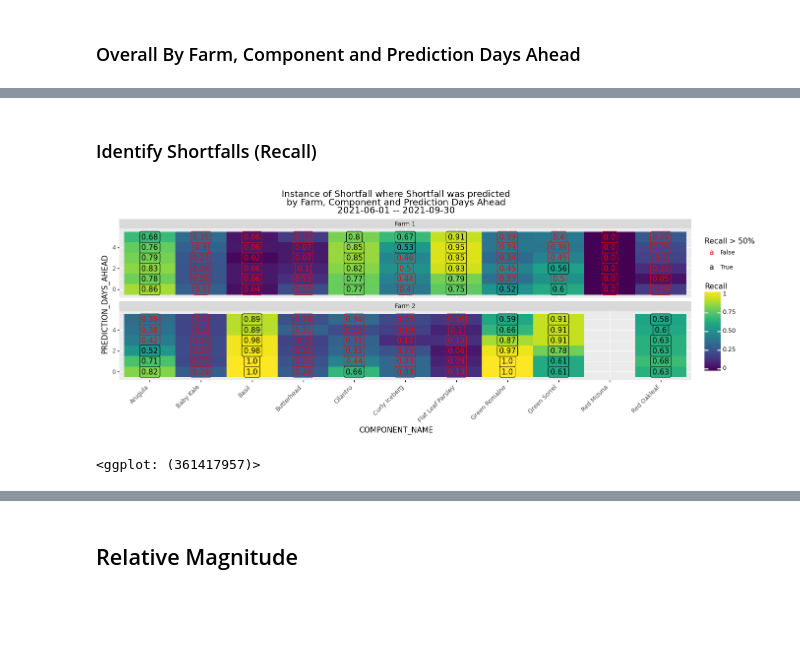
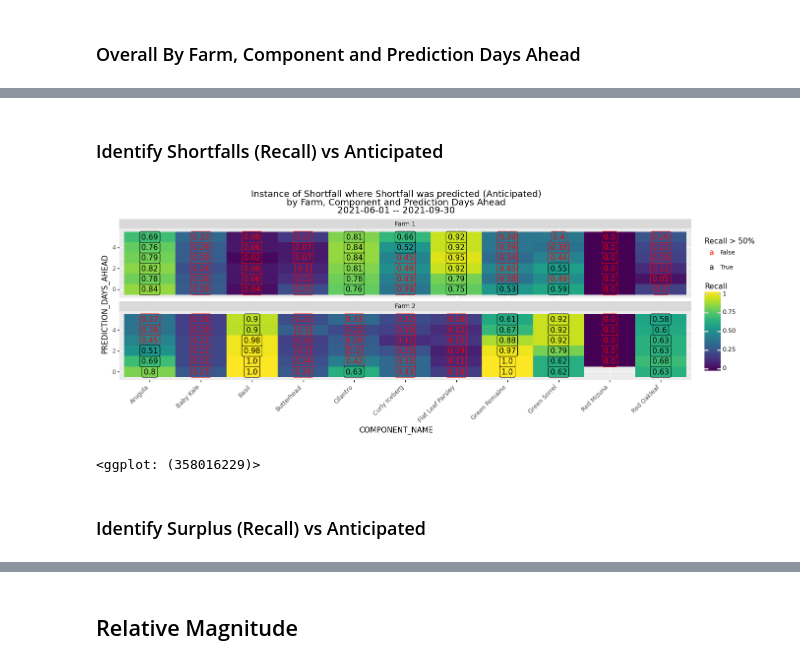
Before and after one commit to pmccarthy-bowery/analyses, a Jupyter notebook: 20220707 - Inflight Backfill vs Actual.ipynb, the cells around one changed output, grey strips where cells are left out. Cells and saved outputs as stored; diff of their text form; code cells hidden in the pictures; blank space fills up the shorter version.

```diff
--- a/20220707 - Inflight Backfill vs Actual.ipynb
+++ b/20220707 - Inflight Backfill vs Actual.ipynb
@@ -170,40 +202,42 @@ END_DATE = '2021-09-30'
 # %% [markdown]
-### Identify Shortfalls (Recall)
+### Identify Shortfalls (Recall) vs Anticipated
 # %%
 DAYS_OBSERVED = 10
 N_PREDICTION_DAYS_AHEAD = 5
 START_DATE = '2021-06-01'
 END_DATE = '2021-09-30'
 
 (
     data_df
     .query('PREDICTION_DAYS_AHEAD <= @N_PREDICTION_DAYS_AHEAD')
 
     .assign(y_true = lambda x: x['ANTICIPATED_SHORTFALL_LBS'].apply(np.sign))
     .assign(y_pred = lambda x: x['PREDICTED_SHORTFALL_LBS_Q50'].apply(np.sign) > 0)
 
     .query('y_true > 0')
     .groupby(['FARM_STR','COMPONENT_ID','COMPONENT_NAME','PREDICTION_DAYS_AHEAD'])
     .agg(recall = pd.NamedAgg('y_pred','mean'),
          n      = pd.NamedAgg('y_pred','size'))
     .reset_index()
     .query('n > @DAYS_OBSERVED')
 
     .assign(recall_gr_50 = lambda x: x['recall'] > .5)
     .assign(recall_2 = lambda x: np.round(x['recall'],2).astype(str))
 
     .pipe(lambda df: ggplot(df, aes(x='COMPONENT_NAME',y='PREDICTION_DAYS_AHEAD', fill='recall', label='recall_2'))
          + geom_tile()
          + geom_label(aes(color='recall_gr_50'))
          + scale_color_manual(values=['red','black'])
          + facet_wrap('FARM_STR',ncol=1)
          + theme(figure_size=(15,4), axis_text_x=element_text(hjust=1,rotation=45)))
          + labs(color='Recall > 50%', fill='Recall')
-         + ggtitle(f"Instance of Shortfall where Shortfall was predicted\nby Farm, Component and Prediction Days Ahead\n{START_DATE} -- {END_DATE}")
+         + ggtitle(f"Instance of Shortfall where Shortfall was predicted (Anticipated)\nby Farm, Component and Prediction Days Ahead\n{START_DATE} -- {END_DATE}")
 )
 # %% [output]
-[figure, old version]
+[figure, new version]
-<ggplot: (361417957)>
+<ggplot: (358016229)>
+# %% [markdown]
+### Identify Surplus (Recall) vs Anticipated
 # %%
 DAYS_OBSERVED = 10
 N_PREDICTION_DAYS_AHEAD = 5
```
Also changed, not shown: parts of 16 cells of this notebook.
